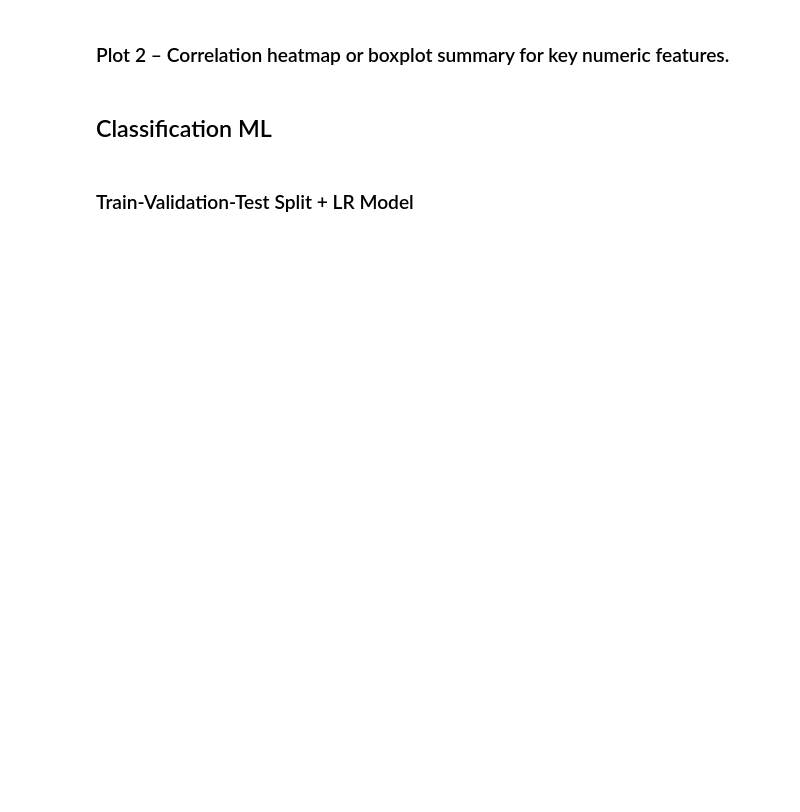
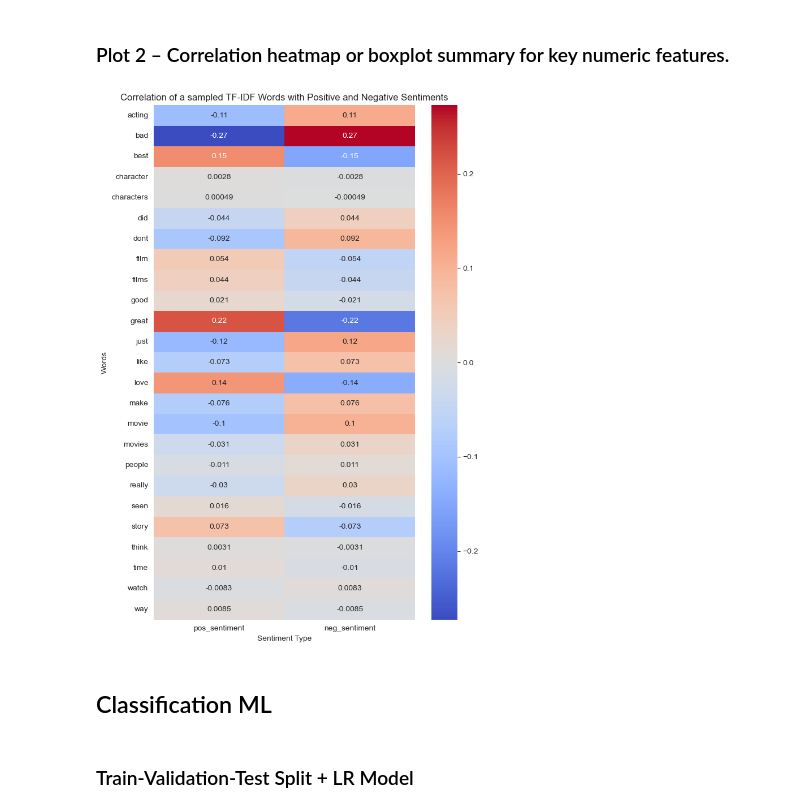
Before and after one commit to HashemBader/ML-Text-Sentiment-App, a Jupyter notebook: notebooks/Text-Sentiment.ipynb, the cells around one changed output. Drawn from its saved outputs; the diff is of its cells as text; code cells hidden in the pictures; blank space fills up the shorter version.

```diff
--- a/notebooks/Text-Sentiment.ipynb
+++ b/notebooks/Text-Sentiment.ipynb
@@ -161,5 +217,39 @@ plt.show()
 # %% [markdown]
 ###  Plot 2 – Correlation heatmap or boxplot summary for key numeric features.
+# %%
+df = df.copy()
+
+# Create binary sentiment columns
+df['pos_sentiment'] = (df.sentiment == 'positive').astype(int)
+df['neg_sentiment'] = (df.sentiment == 'negative').astype(int)
+
+# TF-IDF feature extraction (limit features for visibility)
+vectorizer = TfidfVectorizer(max_features=25, stop_words='english', ngram_range=(1,2))
+X_tfidf = vectorizer.fit_transform(df.review)
+
+# Build DataFrame from TF-IDF matrix
+tfidf_df = pd.DataFrame(X_tfidf.toarray(), columns=vectorizer.get_feature_names_out())
+
+# Add sentiment columns
+tfidf_df['pos_sentiment'] = df['pos_sentiment']
+tfidf_df['neg_sentiment'] = df['neg_sentiment']
+
+# Compute correlations
+corr = tfidf_df.corr()[['pos_sentiment', 'neg_sentiment']].drop(['pos_sentiment', 'neg_sentiment'])
+
+# Plot heatmap
+p = plt.figure(figsize=(7, 10))
+sns.heatmap(corr, annot=True, cmap='coolwarm', center=0)
+plt.title('Correlation of a sampled TF-IDF Words with Positive and Negative Sentiments')
+plt.xlabel('Sentiment Type')
+plt.ylabel('Words')
+plt.tight_layout()
+plt.show()
+
+# Save figure with high quality
+p.savefig('../plots/tfidf_correlation_heatmap.png', dpi=300)
+# %% [output]
+[figure, added]
 # %% [markdown]
 ## Classification ML
 # %% [markdown]
```
Also changed, not shown: parts of 27 cells of this notebook.
